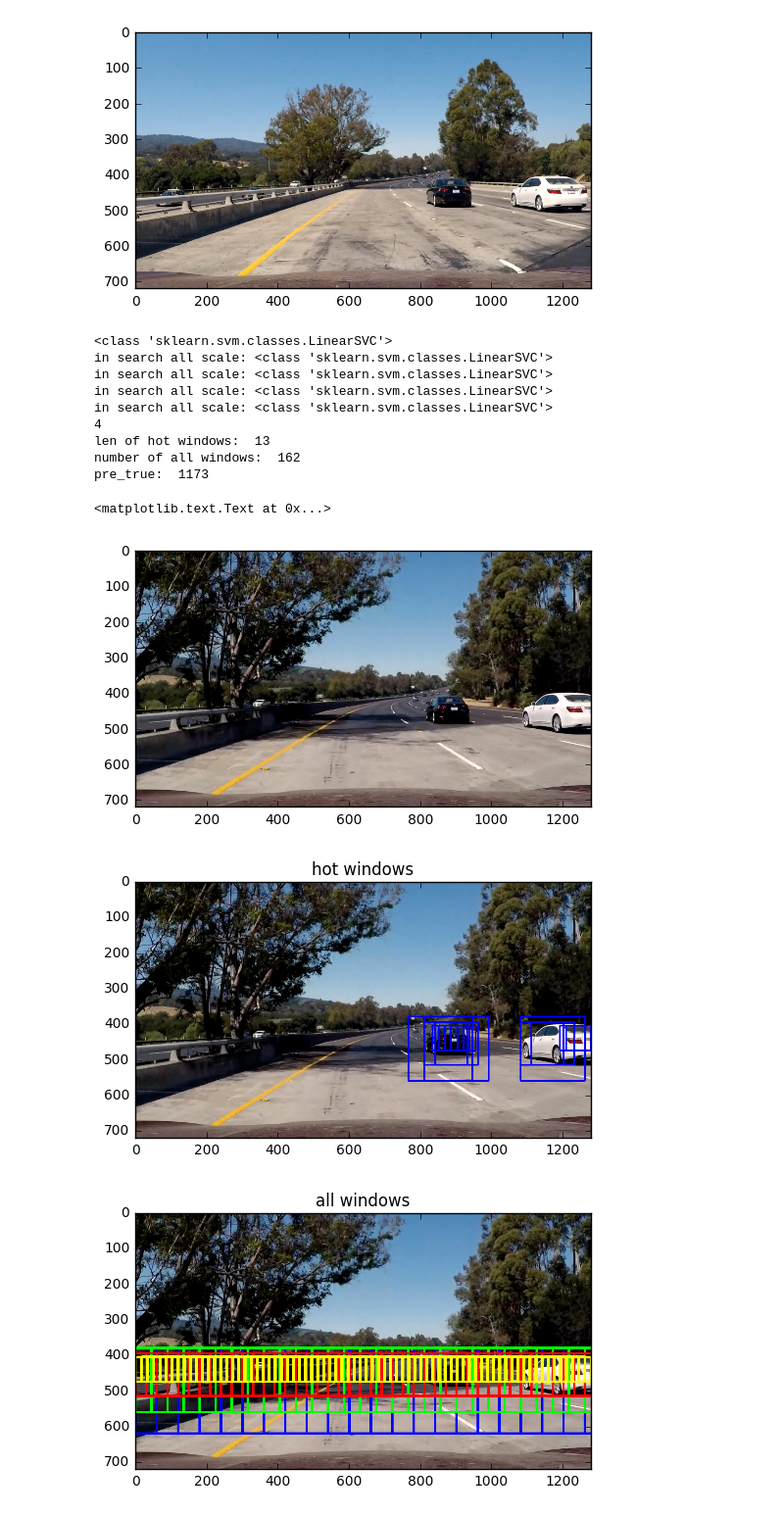
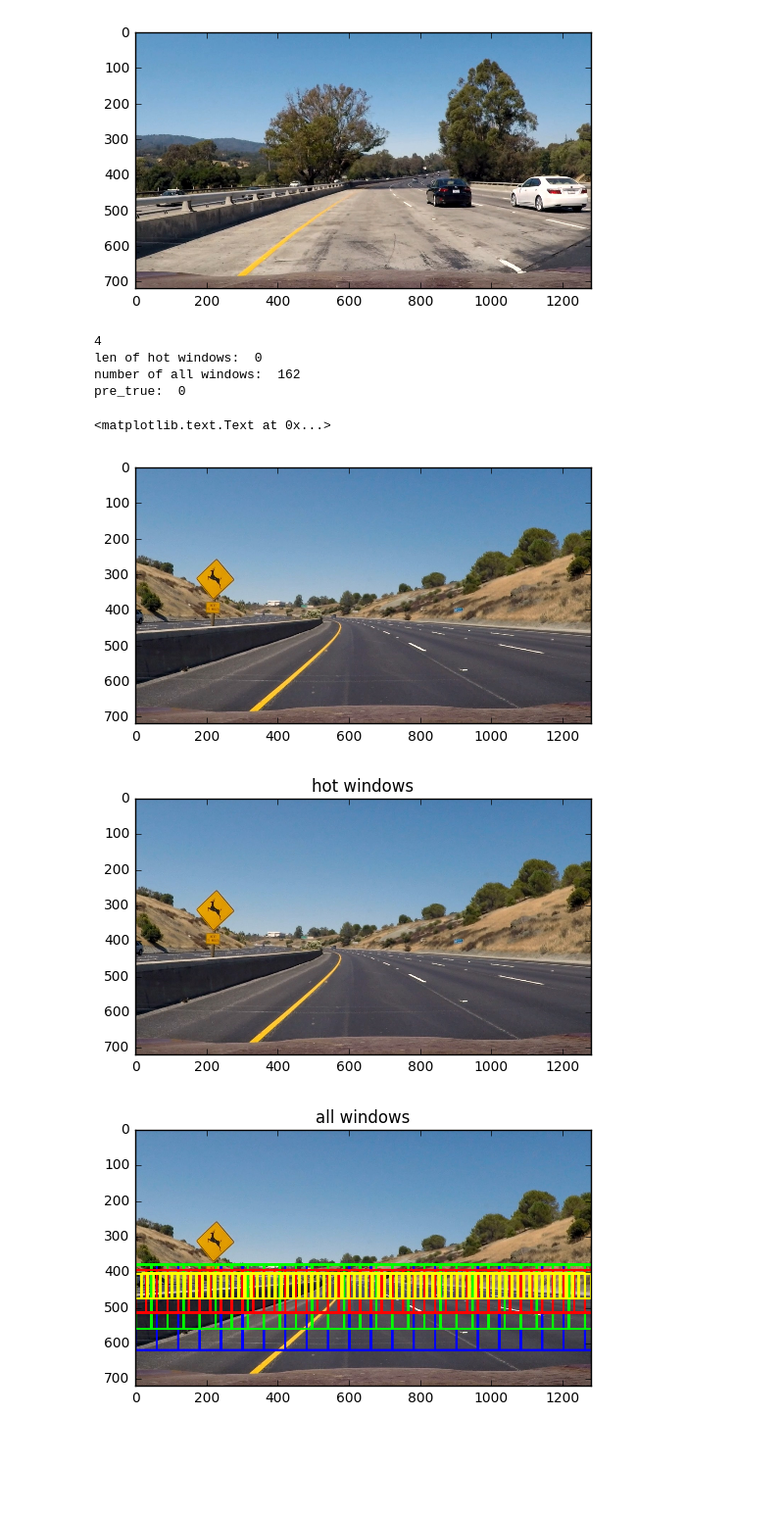
Before and after one commit to xtsxisaxns/Vehicle-Detection, a Jupyter notebook: vehicle-detection.ipynb, the cells around one changed output. Shown at 98% size. Saved outputs shown, nothing was run; the diff lists cells and outputs as text; code cells hidden in the pictures; blank space fills up the shorter version.

```diff
--- a/vehicle-detection.ipynb
+++ b/vehicle-detection.ipynb
@@ -518,12 +517,11 @@ svc = data['svc']
 
 test_imgs = glob.glob('./test_images/*.jpg')
 
-test_img1 = mpimage.imread(test_imgs[1])
+test_img1 = mpimage.imread(test_imgs[2])
 
 test_img_float = test_img1.astype(np.float32)/255
 # plt.imshow(mpimage.imread(test_imgs[0]))
 
-print(type(svc))
 hot_windows,all_windows = search_all_scales(test_img_float,classifier=svc)
 print(len(all_windows))
 # print(all_windows[0])
@@ -531,40 +529,35 @@ print(len(all_windows))
 # print(allwindows_img[:1,:1,:])
 print('len of hot windows: ',len(hot_windows))
 print('number of all windows: ',len(all_windows[0])+len(all_windows[1])+len(all_windows[2])+len(all_windows[3]))
 print('pre_true: ',pre_true)
 
 plt.imshow(test_img1)
 
 window_img = np.copy(test_img1)
 window_img = draw_boxes(window_img, hot_windows, color=(0, 0, 255), thick=4)
 plt.figure()
 plt.imshow(window_img)
 plt.title('hot windows')
 
 allwindows_img = np.copy(test_img1)
 for ind,win_list in enumerate(all_windows):
         if ind==0: color= (0,0,255)
         if ind==1: color= (0,255,0)
         if ind==2: color= (255,0,0)
         if ind==3: color= (255,255,0)
 
         #allwindows_img is wrong,why?
         #         allwindows_img = draw_boxes(allwindows_img, all_windows[ind], color=color, thick=6)
         allwindows_img = draw_boxes(allwindows_img, all_windows[ind], color=color, thick=6)
 plt.figure()
 plt.imshow(allwindows_img)
 plt.title('all windows')
 # %% [output]
-<class 'sklearn.svm.classes.LinearSVC'>
-in search all scale: <class 'sklearn.svm.classes.LinearSVC'>
-in search all scale: <class 'sklearn.svm.classes.LinearSVC'>
-in search all scale: <class 'sklearn.svm.classes.LinearSVC'>
-in search all scale: <class 'sklearn.svm.classes.LinearSVC'>
 4
-len of hot windows:  13
+len of hot windows:  0
 number of all windows:  162
-pre_true:  1173
+pre_true:  0
 <matplotlib.text.Text at 0x...>
-[figure, old version]
+[figure, new version]
-[figure, old version]
+[figure, new version]
-[figure, old version]
+[figure, new version]
```
Also changed, not shown: parts of 27 cells of this notebook, 1 other file.
